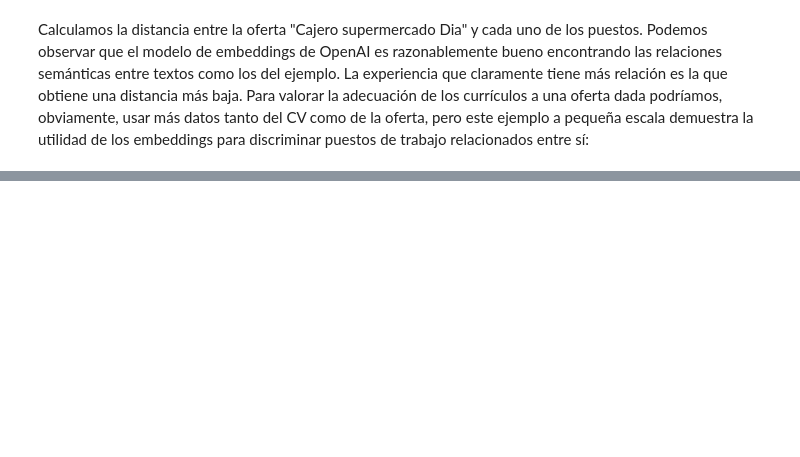
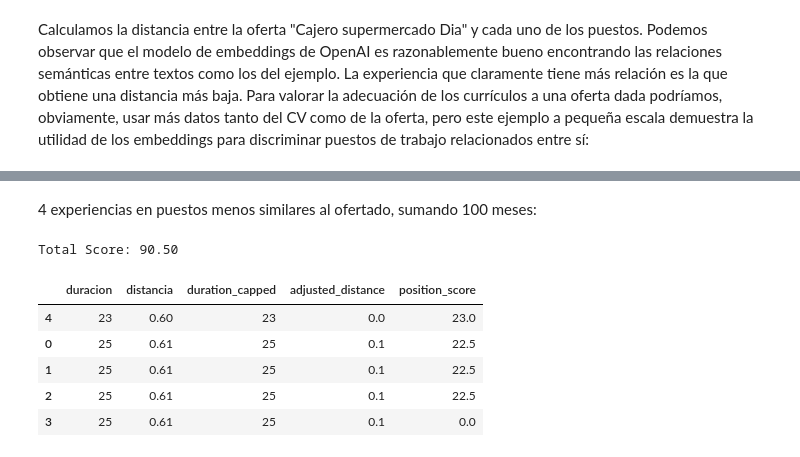
Before and after one commit to reddgr/procesador-de-curriculos-cv, a Jupyter notebook: puntuacion-de-cv-con-embeddings.ipynb, the cells around one changed output, grey strips where cells are left out. Cells and saved outputs as stored; diff of their text form; code cells hidden in the pictures; blank space fills up the shorter version.

```diff
--- a/puntuacion-de-cv-con-embeddings.ipynb
+++ b/puntuacion-de-cv-con-embeddings.ipynb
@@ -155,0 +249,23 @@ ejemplos_experiencia_sorted.to_pickle("df_ejemplos_con_distancia.pkl")
+# %% [markdown]
+4 experiencias en puestos menos similares al ofertado, sumando 100 meses:
+# %%
+data = [
+    {'duracion': 25, 'distancia': 0.61},
+    {'duracion': 25, 'distancia': 0.61},
+    {'duracion': 25, 'distancia': 0.61},
+    {'duracion': 25, 'distancia': 0.61},
+    {'duracion': 23, 'distancia': 0.6} # Esta última posición no cuenta, al poner un límite de 4 y ser la de menor puntuación
+]
+
+df_very_high_score = pd.DataFrame(data)
+scored_df, total_score = calcula_puntuacion(df_very_high_score, *args)
+print(f"Total Score: {total_score:.2f}")
+display(scored_df)
+# %% [output]
+Total Score: 90.50
+|  | duracion | distancia | duration_capped | adjusted_distance | position_score |
+| 4 | 23 | 0.60 | 23 | 0.0 | 23.0 |
+| 0 | 25 | 0.61 | 25 | 0.1 | 22.5 |
+| 1 | 25 | 0.61 | 25 | 0.1 | 22.5 |
+| 2 | 25 | 0.61 | 25 | 0.1 | 22.5 |
+| 3 | 25 | 0.61 | 25 | 0.1 | 0.0 |
```
Also changed, not shown: parts of 15 cells of this notebook.
